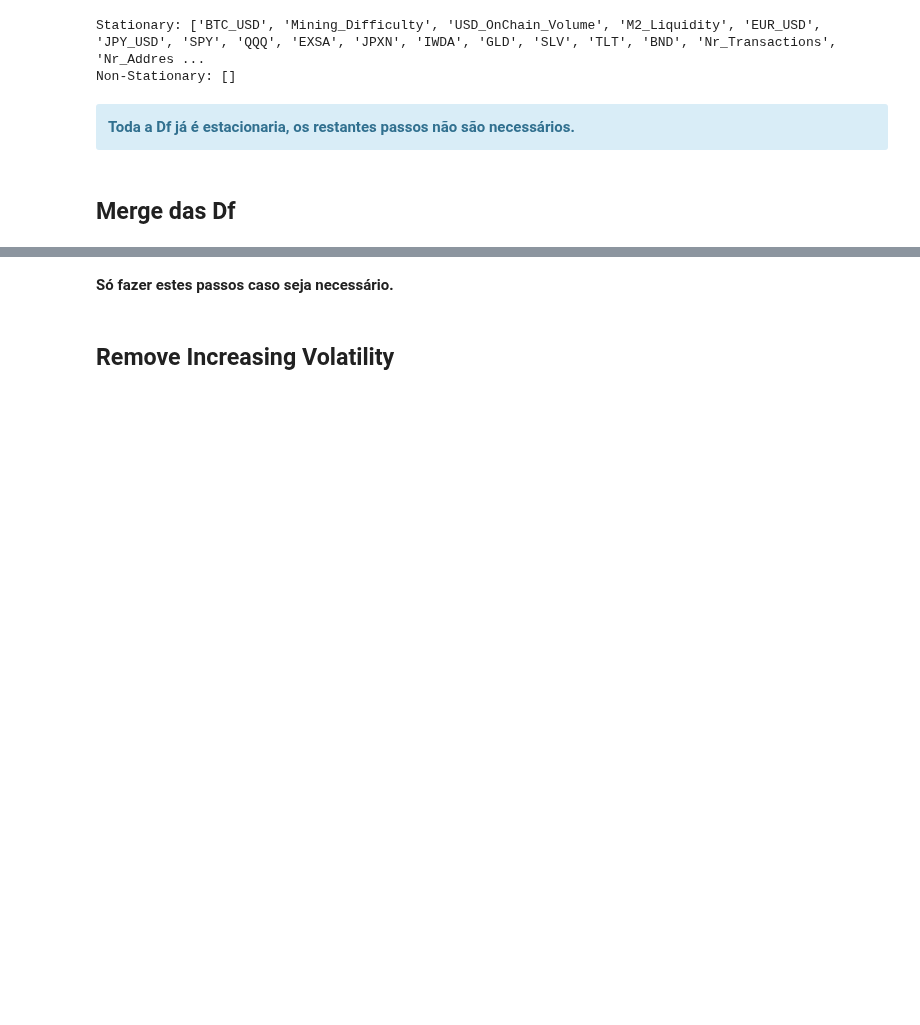
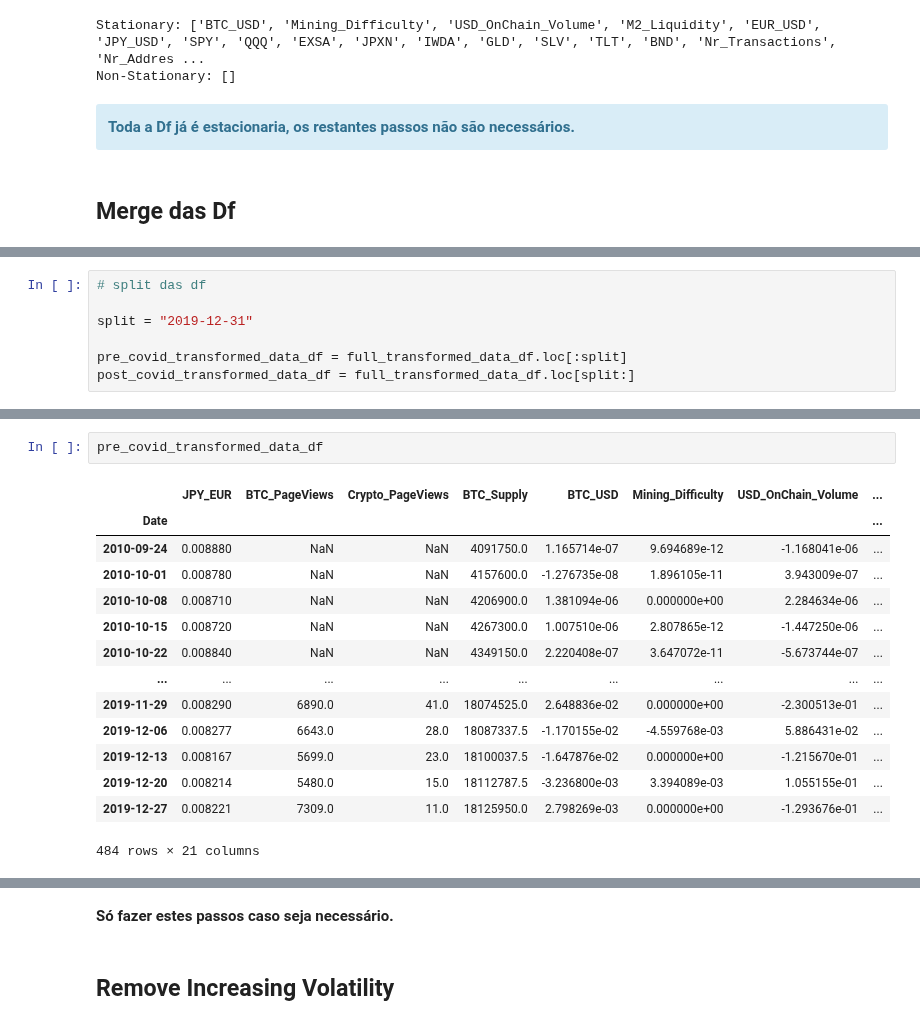
Before and after one commit to notp1ssed/ProjetoFinal-PosGraduacaoEngenhariaFinanceira, a Jupyter notebook: Time Series Data Preprocessing.ipynb, the cells around one changed output, grey strips where cells are left out. Saved outputs shown, nothing was run; the diff lists cells and outputs as text; blank space fills up the shorter version.

```diff
--- a/Time Series Data Preprocessing.ipynb
+++ b/Time Series Data Preprocessing.ipynb
@@ -495 +495,8 @@ full_clean_df.head(20)
+# %%
+# split das df
+
+split = "2019-12-31"
+
+pre_covid_transformed_data_df = full_transformed_data_df.loc[:split]
+post_covid_transformed_data_df = full_transformed_data_df.loc[split:]
 # %%
@@ -536,0 +582,17 @@ full_clean_df.to_csv("full_clean_df.csv", date_format='%Y-%m-%d')
+# %%
+pre_covid_transformed_data_df
+# %% [output]
+|  | JPY_EUR | BTC_PageViews | Crypto_PageViews | BTC_Supply | BTC_USD | Mining_Difficulty | USD_OnChain_Volume | ... |
+| Date |  |  |  |  |  |  |  | ... |
+| 2010-09-24 | 0.008880 | NaN | NaN | 4091750.0 | 1.165714e-07 | 9.694689e-12 | -1.168041e-06 | ... |
+| 2010-10-01 | 0.008780 | NaN | NaN | 4157600.0 | -1.276735e-08 | 1.896105e-11 | 3.943009e-07 | ... |
+| 2010-10-08 | 0.008710 | NaN | NaN | 4206900.0 | 1.381094e-06 | 0.000000e+00 | 2.284634e-06 | ... |
+| 2010-10-15 | 0.008720 | NaN | NaN | 4267300.0 | 1.007510e-06 | 2.807865e-12 | -1.447250e-06 | ... |
+| 2010-10-22 | 0.008840 | NaN | NaN | 4349150.0 | 2.220408e-07 | 3.647072e-11 | -5.673744e-07 | ... |
+| ... | ... | ... | ... | ... | ... | ... | ... | ... |
+| 2019-11-29 | 0.008290 | 6890.0 | 41.0 | 18074525.0 | 2.648836e-02 | 0.000000e+00 | -2.300513e-01 | ... |
+| 2019-12-06 | 0.008277 | 6643.0 | 28.0 | 18087337.5 | -1.170155e-02 | -4.559768e-03 | 5.886431e-02 | ... |
+| 2019-12-13 | 0.008167 | 5699.0 | 23.0 | 18100037.5 | -1.647876e-02 | 0.000000e+00 | -1.215670e-01 | ... |
+| 2019-12-20 | 0.008214 | 5480.0 | 15.0 | 18112787.5 | -3.236800e-03 | 3.394089e-03 | 1.055155e-01 | ... |
+| 2019-12-27 | 0.008221 | 7309.0 | 11.0 | 18125950.0 | 2.798269e-03 | 0.000000e+00 | -1.293676e-01 | ... |
+484 rows × 21 columns
```
Also changed, not shown: parts of 13 cells of this notebook, 6 other files.
